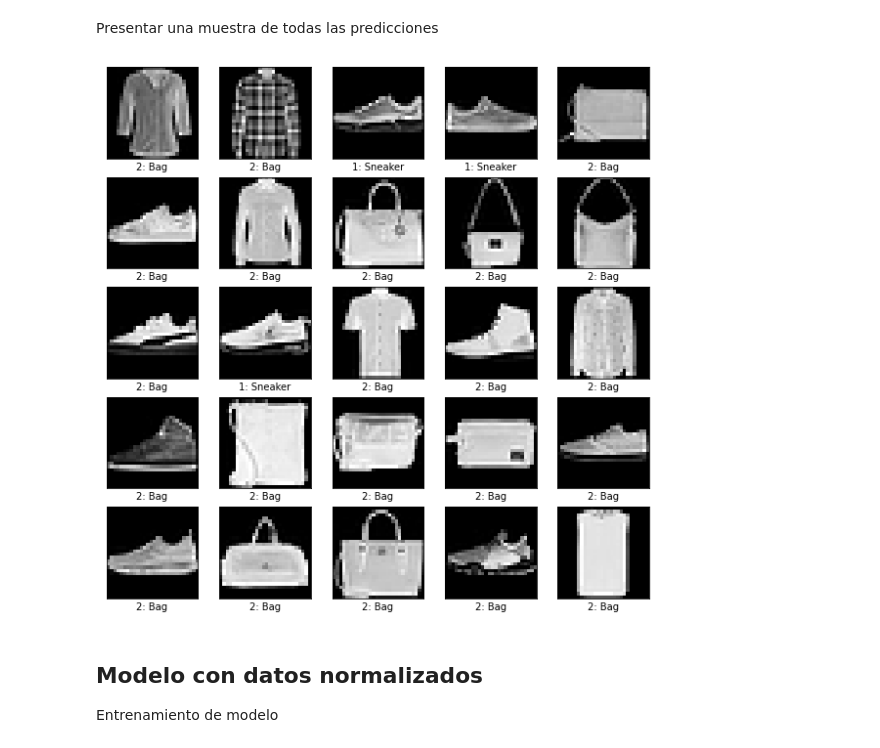
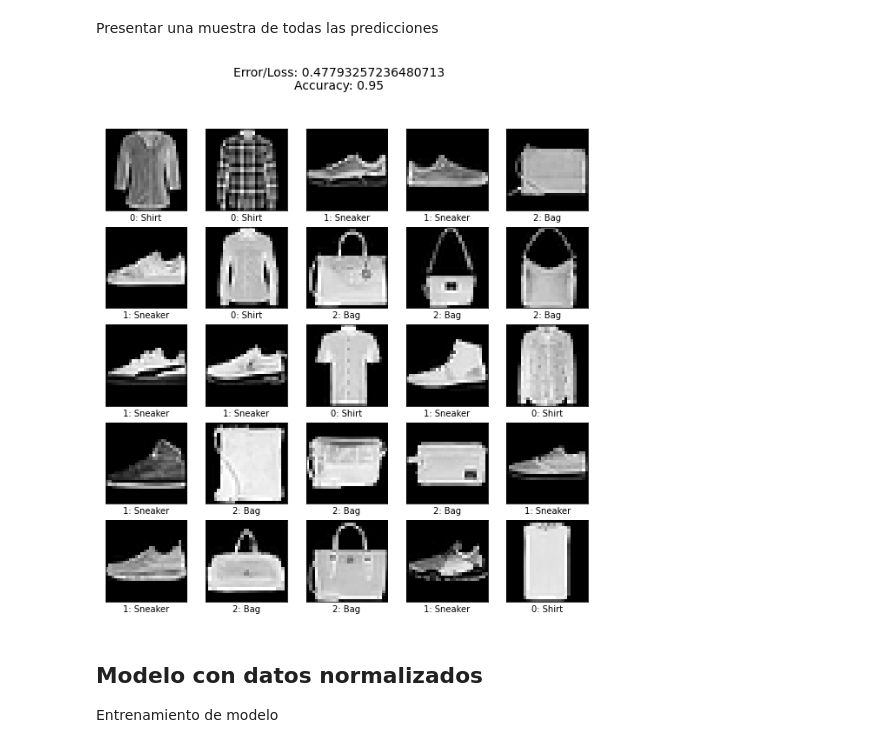
Before and after one commit to eddysanoli-galileo/Statistical-Learning, a Jupyter notebook: Tareas/Tarea 3/Parte 1/Fashion_mnist.ipynb, the cells around one changed output. Saved outputs shown, nothing was run; the diff lists cells and outputs as text; code cells hidden in the pictures.

Commit message:
Tarea 3 - Parte 1 funcional
La parte 1 ya fue arreglada para funcionar correctamente y optimizar de forma debida la función de costo.

```diff
--- a/Tareas/Tarea 3/Parte 1/Fashion_mnist.ipynb
+++ b/Tareas/Tarea 3/Parte 1/Fashion_mnist.ipynb
@@ -162,6 +162,9 @@ def Create_LogRegGraph(NumFilas, NumCols, NumCat):
             # Se utiliza softmax para procesar los logits porque es necesario
             # que retorne una probabilidad para cada clase
             logits = tf.matmul(X, params)
+
+            # Se calcula manualmente el valor de la estimación usando softmax
+            # (usado para el cálculo del accuracy)
             Y_hat = tf.nn.softmax(logits)
 
         # Cálculo del error por medio de entropía cruzada
@@ -170,8 +173,15 @@ def Create_LogRegGraph(NumFilas, NumCols, NumCat):
             # Se aplica one-hot encoding a las Y's o labels categóricas
             ohe_Y = tf.one_hot(Y, depth=NumCat)
 
+            # Se redimensionan las labels con OHE para que tengan la misma forma que los logits
+            ohe_Y = tf.reshape(ohe_Y, tf.shape(logits))
+
             # Cálculo de la entropía cruzada
-            error = - (1 / NumFilas) * tf.reduce_sum( ohe_Y *  tf.math.log(Y_hat) + (1 - ohe_Y) * tf.math.log(Y_hat))
+            error = tf.nn.softmax_cross_entropy_with_logits(logits=logits, labels=ohe_Y)
+
+            # tf.nn.softmax_cross_entropy_with_logits retorna el "loss" de cada fila o muestra
+            # Se promedian todas las filas para obtener el costo final
+            error = tf.reduce_mean(error)
 
             # Incluir el error en la parte de "Scalars" de Tensorboard
             error_summary = tf.summary.scalar("Error", error)
@@ -179,8 +189,8 @@ def Create_LogRegGraph(NumFilas, NumCols, NumCat):
         with tf.name_scope("Accuracy"):
 
             # Se obtiene la label real (real_class) y la predicción con mayor probabilidad (pred_class)
-            real_class = tf.math.argmax(ohe_Y, axis=2)
-            pred_class = tf.reshape(tf.math.argmax(Y_hat, axis=1), [-1, 1])
+            real_class = tf.math.argmax(ohe_Y, axis=1)
+            pred_class = tf.math.argmax(Y_hat, axis=1)
 
             # Se chequea cuales predicciones son iguales a las labels reales (element-wise)
             correct_pred = tf.math.equal(real_class, pred_class)
@@ -195,7 +205,7 @@ def Create_LogRegGraph(NumFilas, NumCols, NumCat):
         grads_params = tf.gradients(error, params)
 
         # La operación de gradiente es acoplada a un print para facilitar el debugging
-        #grads_print = tf.tuple(grads_params, control_inputs=[tf.print(accuracy)])
+        #grads_print = tf.tuple(grads_params, control_inputs=[tf.print(tf.shape(real_class)), tf.print(tf.shape(pred_class))])
 
         # El gradiente retorna un tensor de más dimensiones de las que regresó.
         # Ejemplo: Para un tensor de "params" 2D, tf.gradients retorna un tensor 3D con 2 elementos.
@@ -301,27 +311,3 @@ def Train(x, y, clases, lr, epochs, batch_size, metadata):
     return theta, error
 # %% [markdown]
 Función que predice la clase de la prenda según una imagen
-# %%
-def Predict(test_data, params):
-
-    # Se importan los paquetes necesarios
-    from sklearn.preprocessing import PolynomialFeatures
-
-    # Se extraen las dimensiones de los datos de entrada
-    alto_img, ancho_img = test_data.shape[1:3]
-
-    # Se redimensionan los datos de entrada "aplanando" las imágenes
-    test_flatten = np.reshape(test_data, (-1, alto_img * ancho_img))
-
-    # Se le agrega una fila de unos a "test_x" convirtiendo los datos en un polinomio de grado 1
-    poly = PolynomialFeatures(1)
-    test_flatten = poly.fit_transform(test_flatten)
-
-    # Se calculan los logits haciendo la regresión
-    logits = np.matmul(test_flatten, params)
-
-    # Se le aplica softmax a los logits
-    y_hat = np.exp(logits) / np.sum(np.exp(logits))
-
-    # Se retorna el índice del valor más alto o la categoría con mayor probabilidad
-    return np.argmax(y_hat, axis=1)
@@ -364,22 +458,23 @@ Theta, Error = Train(train_x, train_y, classes_ex, lr=0.00001, epochs=1000, batc
 Presentar una muestra de todas las predicciones
 # %%
 # Se realiza la predicción
-clases_pred = Predict(test_images_ex, Theta)
+clases_pred, error, accuracy = Predict(test_images_ex, test_labels_ex, Theta)
 
 # Se grafica la predicción en una cuadrícula
 plt.figure(figsize=(10,10))
 for i in range(25):
 
     plt.subplot(5,5,i+1)
     plt.xticks([])
     plt.yticks([])
     plt.grid(False)
     plt.imshow(test_images_ex[i], cmap='gray')
     plt.xlabel(f"{clases_pred[i]}: {classes_ex[clases_pred[i]]}")
+    plt.suptitle(f"Error/Loss: {error}\nAccuracy: {accuracy}", fontsize=14)
 
 plt.show()
 # %% [output]
-[figure, old version]
+[figure, new version]
 # %% [markdown]
 ## Modelo con datos normalizados
 
```
Also changed, not shown: parts of 2 cells of this notebook, 3 other files.
